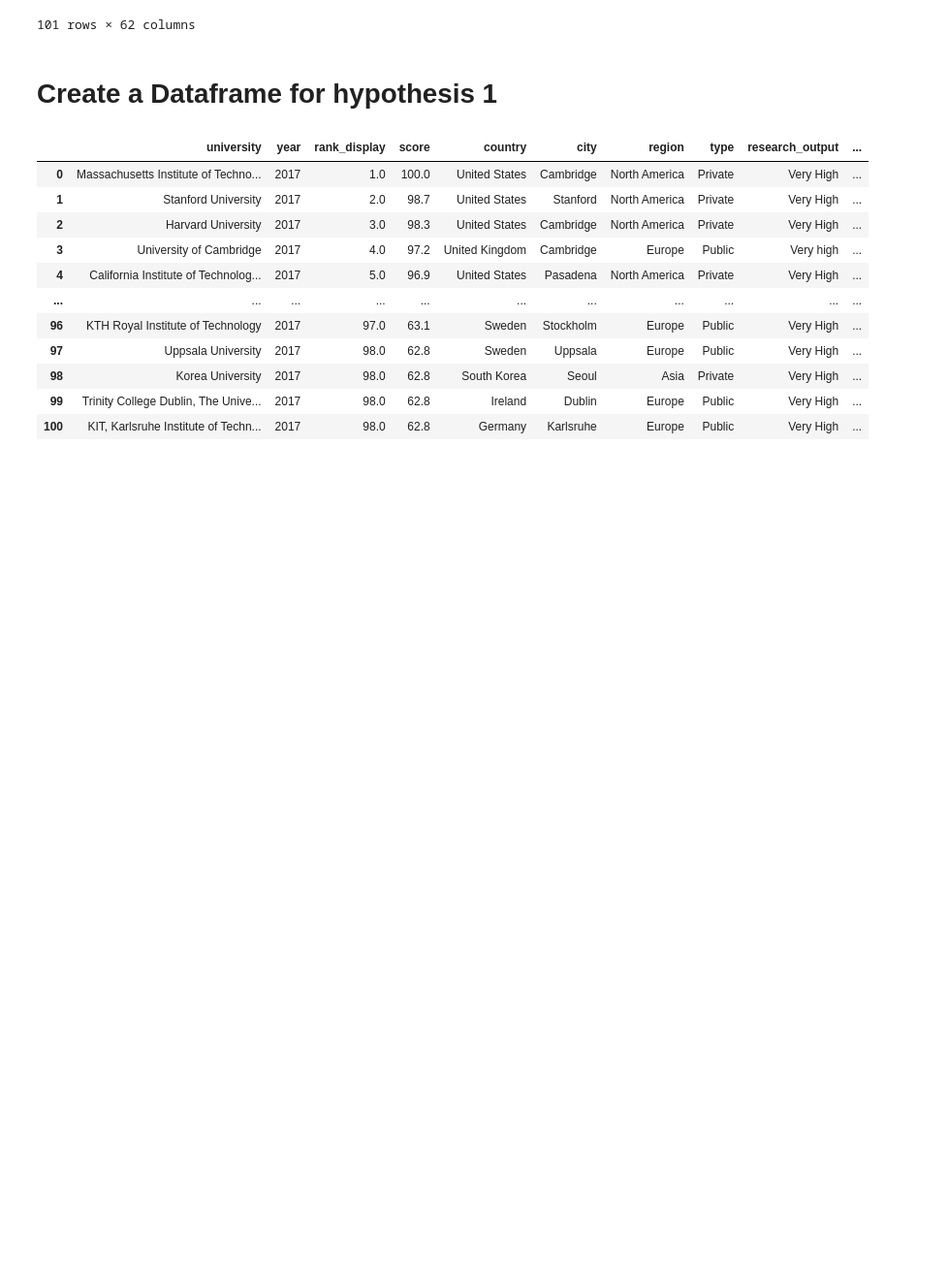
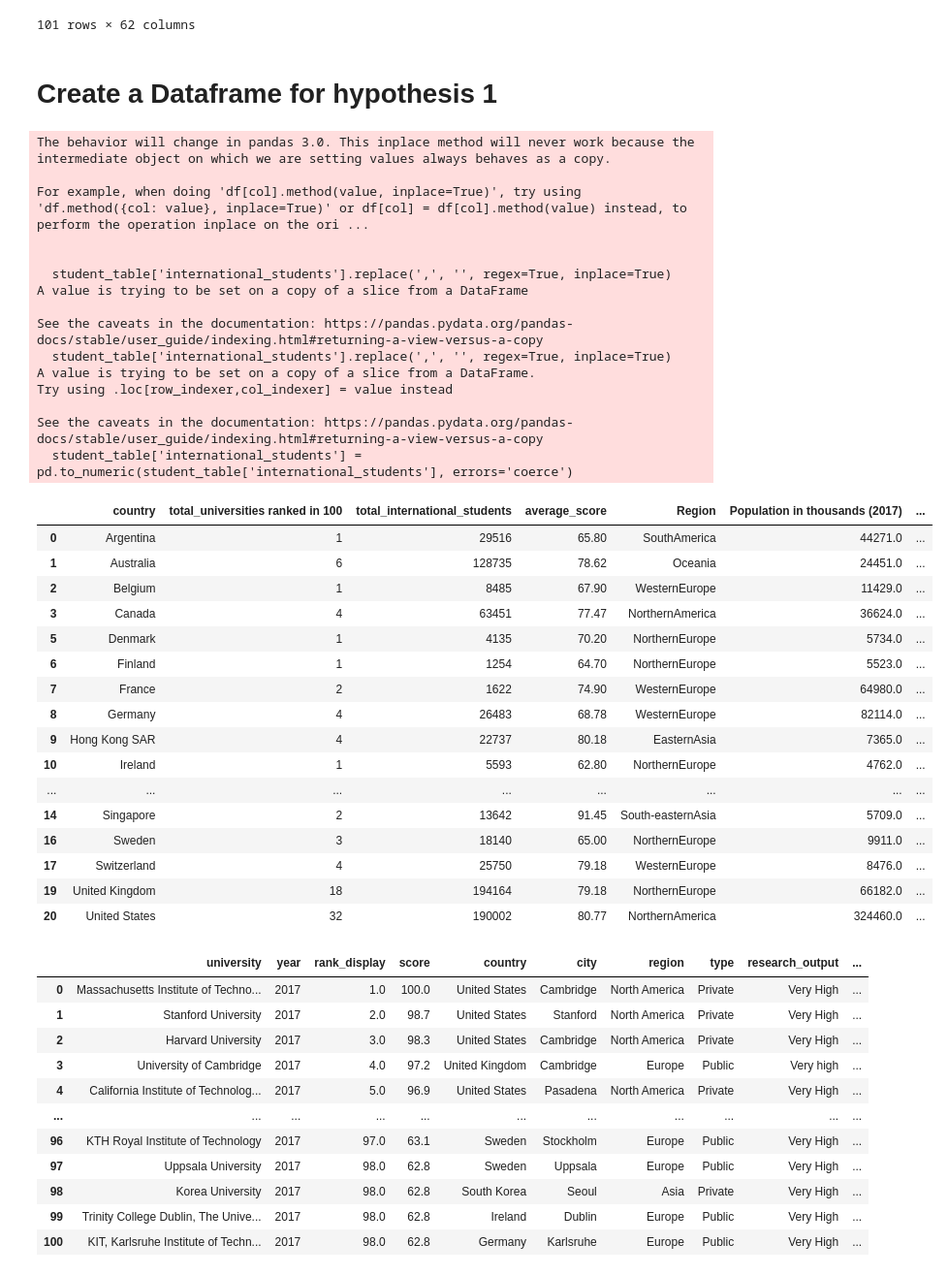
Before and after one commit to DanSun1213/First_Project, a Jupyter notebook: main_hypothesis_1.ipynb, the cells around one changed output. Shown at 97% size. Drawn from its saved outputs; the diff is of its cells as text; code cells hidden in the pictures; blank space fills up the shorter version.

Commit message:
hypothesis_done_dan

```diff
--- a/main_hypothesis_1.ipynb
+++ b/main_hypothesis_1.ipynb
@@ -134,3 +130,60 @@ def clean_data(new_df):
+# %%
+# craete a function to clean the data again and create a new dataframe for Hypothesis 1
+
+def clean_data_dan(new_df):
+    df_edu = new_df.copy()
+    student_table = df_edu[['country', 'international_students', 'rank_display', 'score', 'type', 'Population in thousands (2017)', 'Sex ratio (m per 100 f, 2017)','GDP per capita (current US$)']]
+    student_table['international_students'].replace(',', '', regex=True, inplace=True)
+    student_table['international_students'] = pd.to_numeric(student_table['international_students'], errors='coerce')
+    student_table = student_table.groupby('country').agg({'international_students': 'sum', 'score': 'mean'})
+    student_table.rename(columns={'international_students': 'total_international_students', 'score': 'average_score'}, inplace=True)
+    country_table = df_edu.groupby('country').agg({'rank_display': 'count'})
+    country_table.rename(columns={'rank_display': 'total_universities ranked in 100'}, inplace= True)
+    country_table = country_table.merge(student_table, on='country', how='inner')
+    country_table['total_international_students'] = country_table['total_international_students'].astype(int)
+    country_table['total_universities ranked in 100'] = country_table['total_universities ranked in 100'].astype(int)
+    country_table = country_table[['total_universities ranked in 100', 'total_international_students', 'average_score']]
+    country_table['average_score'] = country_table['average_score'].round(2)
+    new_country_table = merge_dataset(country_table, country_profile, key='country')
+    pd.set_option('display.max_columns', None)
+    final_df = new_country_table[['country', 'total_universities ranked in 100', 'total_international_students', 'average_score', 'Region', 'Population in thousands (2017)', 'GDP per capita (current US$)', 'Sex ratio (m per 100 f, 2017)', 'Education: Government expenditure (% of GDP)', 'Fertility rate, total (live births per woman)']]
+    final_df= final_df[(final_df['Population in thousands (2017)'] >= 0) & (final_df['Education: Government expenditure (% of GDP)'] >= 0)]
+    return final_df
+# %%
+clean_data_dan(new_df)
+# %% [output]
+The behavior will change in pandas 3.0. This inplace method will never work because the intermediate object on which we are setting values always behaves as a copy.
+
+For example, when doing 'df[col].method(value, inplace=True)', try using 'df.method({col: value}, inplace=True)' or df[col] = df[col].method(value) instead, to perform the operation inplace on the ori ...
+
+
+  student_table['international_students'].replace(',', '', regex=True, inplace=True)
+A value is trying to be set on a copy of a slice from a DataFrame
+
+See the caveats in the documentation: https://pandas.pydata.org/pandas-docs/stable/user_guide/indexing.html#returning-a-view-versus-a-copy
+  student_table['international_students'].replace(',', '', regex=True, inplace=True)
+A value is trying to be set on a copy of a slice from a DataFrame.
+Try using .loc[row_indexer,col_indexer] = value instead
+
+See the caveats in the documentation: https://pandas.pydata.org/pandas-docs/stable/user_guide/indexing.html#returning-a-view-versus-a-copy
+  student_table['international_students'] = pd.to_numeric(student_table['international_students'], errors='coerce')
+|  | country | total_universities ranked in 100 | total_international_students | average_score | Region | Population in thousands (2017) | ... |
+| 0 | Argentina | 1 | 29516 | 65.80 | SouthAmerica | 44271.0 | ... |
+| 1 | Australia | 6 | 128735 | 78.62 | Oceania | 24451.0 | ... |
+| 2 | Belgium | 1 | 8485 | 67.90 | WesternEurope | 11429.0 | ... |
+| 3 | Canada | 4 | 63451 | 77.47 | NorthernAmerica | 36624.0 | ... |
+| 5 | Denmark | 1 | 4135 | 70.20 | NorthernEurope | 5734.0 | ... |
+| 6 | Finland | 1 | 1254 | 64.70 | NorthernEurope | 5523.0 | ... |
+| 7 | France | 2 | 1622 | 74.90 | WesternEurope | 64980.0 | ... |
+| 8 | Germany | 4 | 26483 | 68.78 | WesternEurope | 82114.0 | ... |
+| 9 | Hong Kong SAR | 4 | 22737 | 80.18 | EasternAsia | 7365.0 | ... |
+| 10 | Ireland | 1 | 5593 | 62.80 | NorthernEurope | 4762.0 | ... |
+| ... | ... | ... | ... | ... | ... | ... | ... |
+| 14 | Singapore | 2 | 13642 | 91.45 | South-easternAsia | 5709.0 | ... |
+| 16 | Sweden | 3 | 18140 | 65.00 | NorthernEurope | 9911.0 | ... |
+| 17 | Switzerland | 4 | 25750 | 79.18 | WesternEurope | 8476.0 | ... |
+| 19 | United Kingdom | 18 | 194164 | 79.18 | NorthernEurope | 66182.0 | ... |
+| 20 | United States | 32 | 190002 | 80.77 | NorthernAmerica | 324460.0 | ... |
 # %%
 df_edu = new_df.copy()
 df_edu
```
Also changed, not shown: parts of 3 cells of this notebook.
